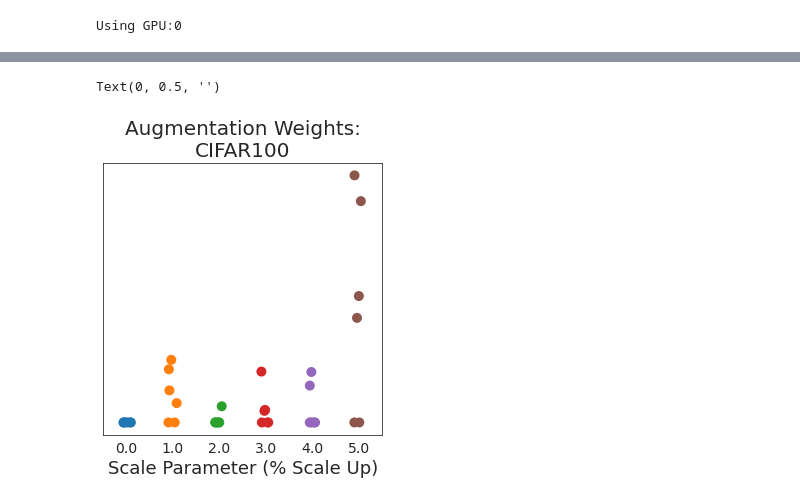
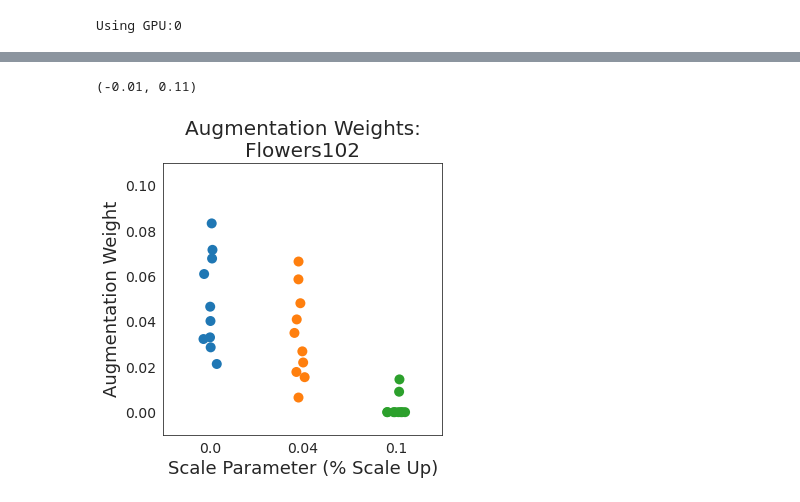
Before and after one commit to divyashan/test-time-augmentation, a Jupyter notebook: notebooks/analyze_weights.ipynb, the cells around one changed output, grey strips where cells are left out. Drawn from its saved outputs; the diff is of its cells as text; code cells hidden in the pictures.

```diff
--- a/notebooks/analyze_weights.ipynb
+++ b/notebooks/analyze_weights.ipynb
@@ -63,19 +63,21 @@ class TTARegression(nn.Module):
         mult = self.coeffs * x
         return mult.sum(axis=1)
 
-#dataset, n_classes = 'imnet', 1000
-#dataset, n_classes = 'flowers102', 102
-dataset, n_classes = 'cifar100', 100
-dataset, n_classes = 'stl10', 10
+dataset_name_dict = {'flowers102':'Flowers102', 'imnet':'ImageNet',
+                 'cifar100': 'CIFAR100'}
+
+# Uncomment line for plots specific to each dataset
+# dataset, n_classes = 'imnet', 1000
+dataset, n_classes = 'flowers102', 102
 
 policy = 'five_crop_hflip_scale'
 n_augs = 30
-policy = 'hflip_modified_five_crop_scale'
-n_augs = 36
 agg_models_dir = '../' + dataset + '/' + policy + '/agg_models'
-#model_name = 'resnet50'
-#model_name = 'cifar100_cnn'
-model_name = 'stl10_cnn'
+model_name = 'resnet50'
+
+
+aug_list = np.load('../' + dataset + '/' + policy + '/aug_list.npy')
+aug_order = np.load('../' + dataset + '/' + policy + '/aug_order.npy')
 
 aug_name = 'combo'
 aug_model_path = agg_models_dir + '/'+model_name+'/'+aug_name + '/partial_lr.pth'
@@ -83,23 +85,13 @@ aug_model = TTAPartialRegression(n_augs,n_classes,1,'even')
 aug_model.load_state_dict(torch.load(aug_model_path))
 aug_model.eval()
 aug_coeffs = aug_model.coeffs.detach().cpu().numpy()
-
-class_model_path = agg_models_dir + '/'+model_name+'/'+aug_name + '/full_lr.pth'
-class_model = TTARegression(n_augs,n_classes,1,'even')
-class_model.load_state_dict(torch.load(class_model_path))
-class_model.eval()
-class_coeffs = class_model.coeffs.detach().cpu().numpy()
+coeffs = aug_coeffs
 # %% [output]
 Using GPU:0
 # %%
-dataset_name_dict = {'birds200': 'Birds200', 'flowers102':'Flowers102', 'imnet':'ImageNet',
-                     'cifar100': 'CIFAR100'}
-
-aug_list = np.load('../' + 'flowers102' + '/' + 'five_crop_hflip_scale' + '/aug_list.npy')
-aug_order = np.load('../' +'flowers102' + '/' + 'five_crop_hflip_scale' + '/aug_order.npy')
-
 aug_list = np.load('../' + dataset + '/' + policy + '/aug_list.npy')
 aug_order = np.load('../' + dataset  + '/' + policy + '/aug_order.npy')
 aug_names = invert_aug_list(aug_list, aug_order)
+print("List of augmentations with non-zero weights, along with learned weight")
 [(aug_names[i], coeffs[i][0]) for i in np.where(coeffs > 0)[0]]
 # %% [output]
@@ -164,16 +124,17 @@ results_df
 # %%
 from matplotlib.ticker import FormatStrFormatter
 
 plt.figure(figsize=(5, 5))
-ax = sns.stripplot(x='five_crop', y='coeff', data=results_df, size=10)
+results_df['scale'] = results_df['scale'].round(2)
+ax = sns.stripplot(x='scale', y='coeff', data=results_df, size=10)
 plt.title("Augmentation Weights:\n" + dataset_name_dict[dataset] )
 plt.ylabel("Augmentation Weight")
 plt.xlabel("Scale Parameter (% Scale Up)")
 #ax.set_xticklabels(['0.0', '4.0', '10.0'])
-#plt.ylim(-.01, .11)
-ax.set_yticklabels([])
-ax.set_ylabel("")
+plt.ylim(-.01, .11)
+#ax.set_yticklabels([])
+#ax.set_ylabel("")
 #plt.tight_layout()
 # %% [output]
-Text(0, 0.5, '')
+(-0.01, 0.11)
-[figure, old version]
+[figure, new version]
```
Also changed, not shown: parts of 4 cells of this notebook, 22 other files.
